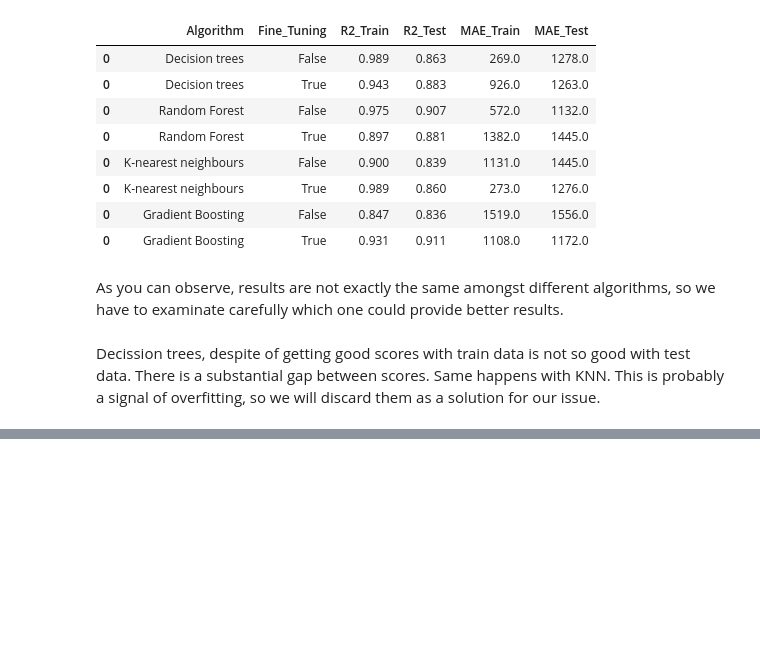
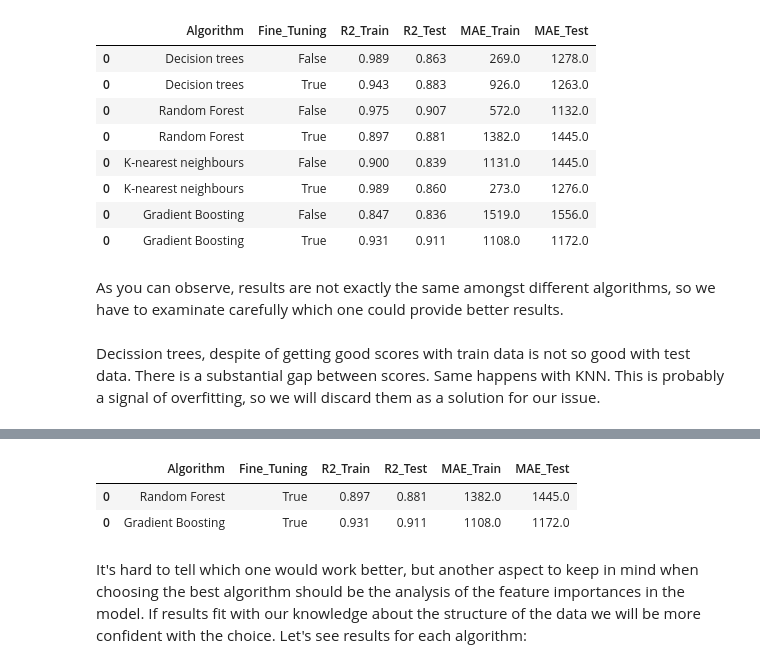
Before and after one commit to rucoma/KSCHOOL_TFM_Used_Cars_Price, a Jupyter notebook: src/04 - Results and conclusions.ipynb, the cells around one changed output, grey strips where cells are left out. Cells and saved outputs as stored; diff of their text form; code cells hidden in the pictures; blank space fills up the shorter version.

```diff
--- a/src/04 - Results and conclussions.ipynb
+++ b/src/04 - Results and conclusions.ipynb
@@ -28,0 +31,8 @@ Decission trees, despite of getting good scores with train data is not so good w
+# %%
+final_results.iloc[[3,7]]
+# %% [output]
+|  | Algorithm | Fine_Tuning | R2_Train | R2_Test | MAE_Train | MAE_Test |
+| 0 | Random Forest | True | 0.897 | 0.881 | 1382.0 | 1445.0 |
+| 0 | Gradient Boosting | True | 0.931 | 0.911 | 1108.0 | 1172.0 |
+# %% [markdown]
+It's hard to tell which one would work better, but another aspect to keep in mind when choosing the best algorithm should be the analysis of the feature importances in the model. If results fit with our knowledge about the structure of the data we will be more confident with the choice. Let's see results for each algorithm:
```
Also changed, not shown: parts of 9 cells of this notebook, 11 other files.
